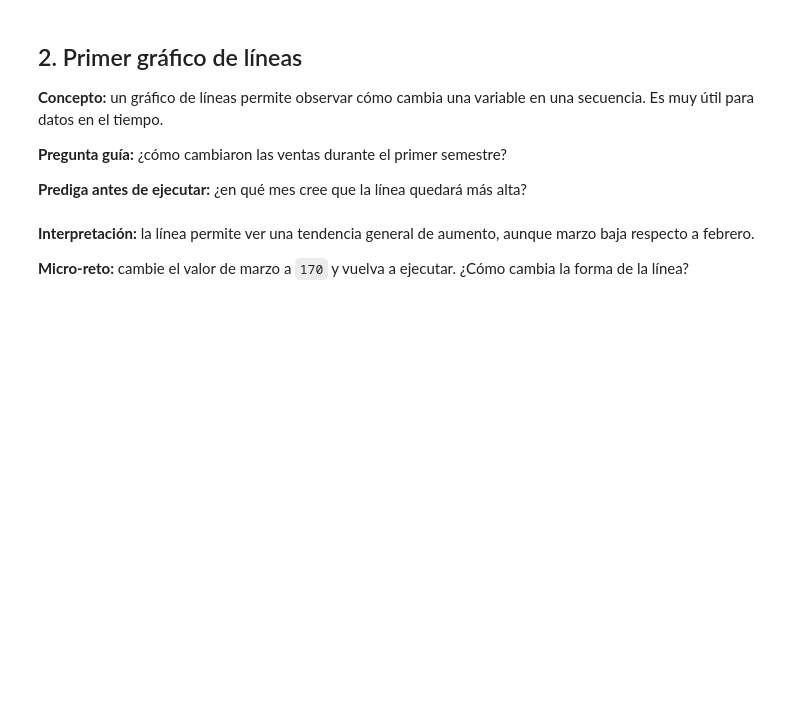
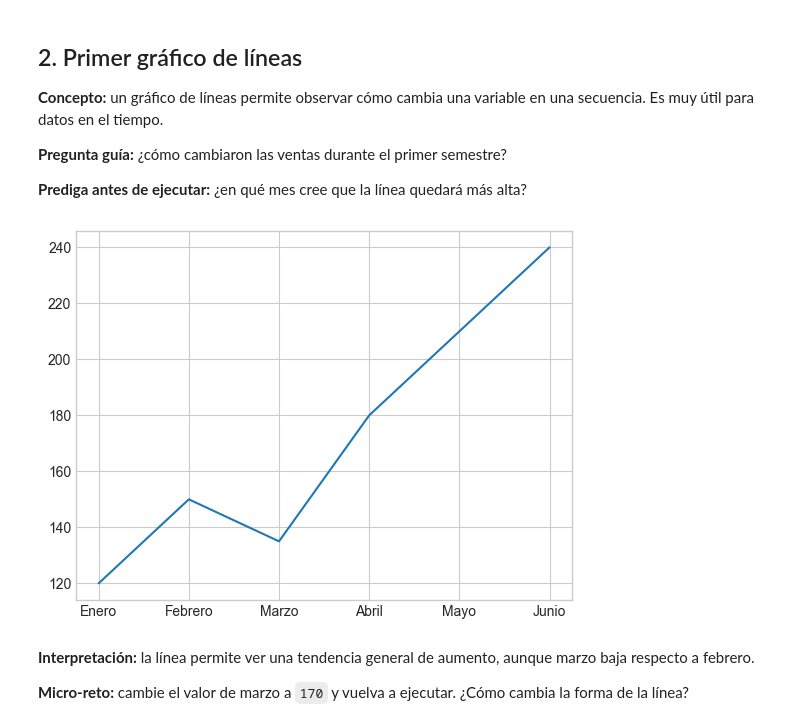
Before and after one commit to odellealhernandez/fundamentos_python, a Jupyter notebook: Matplotlib/01 - Aprender Matplotlib.ipynb, the cells around one changed output. Cells and saved outputs as stored; diff of their text form; code cells hidden in the pictures; blank space fills up the shorter version.

```diff
--- a/Matplotlib/01 - Aprender Matplotlib.ipynb
+++ b/Matplotlib/01 - Aprender Matplotlib.ipynb
@@ -43,6 +58,13 @@ plt.style.use("seaborn-v0_8-whitegrid")
 # %%
 meses = ["Enero", "Febrero", "Marzo", "Abril", "Mayo", "Junio"]
 ventas = [120, 150, 135, 180, 210, 240]
+
+
+plt.plot(meses, ventas)
+# mostrar el gráfico
+plt.show()
+# %% [output]
+[figure, added]
 # %% [markdown]
 **Interpretación:** la línea permite ver una tendencia general de aumento, aunque marzo baja respecto a febrero.
 
```
Also changed, not shown: parts of 18 cells of this notebook, 1 other file.
